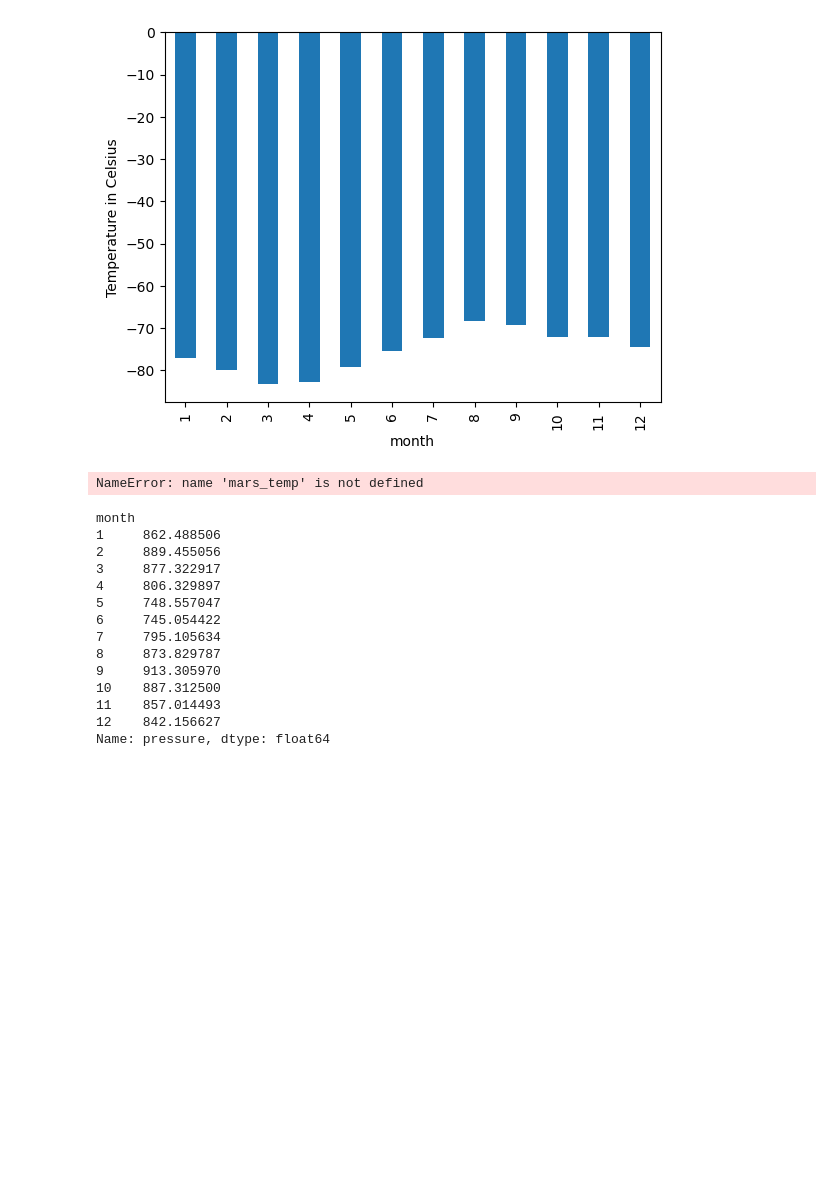
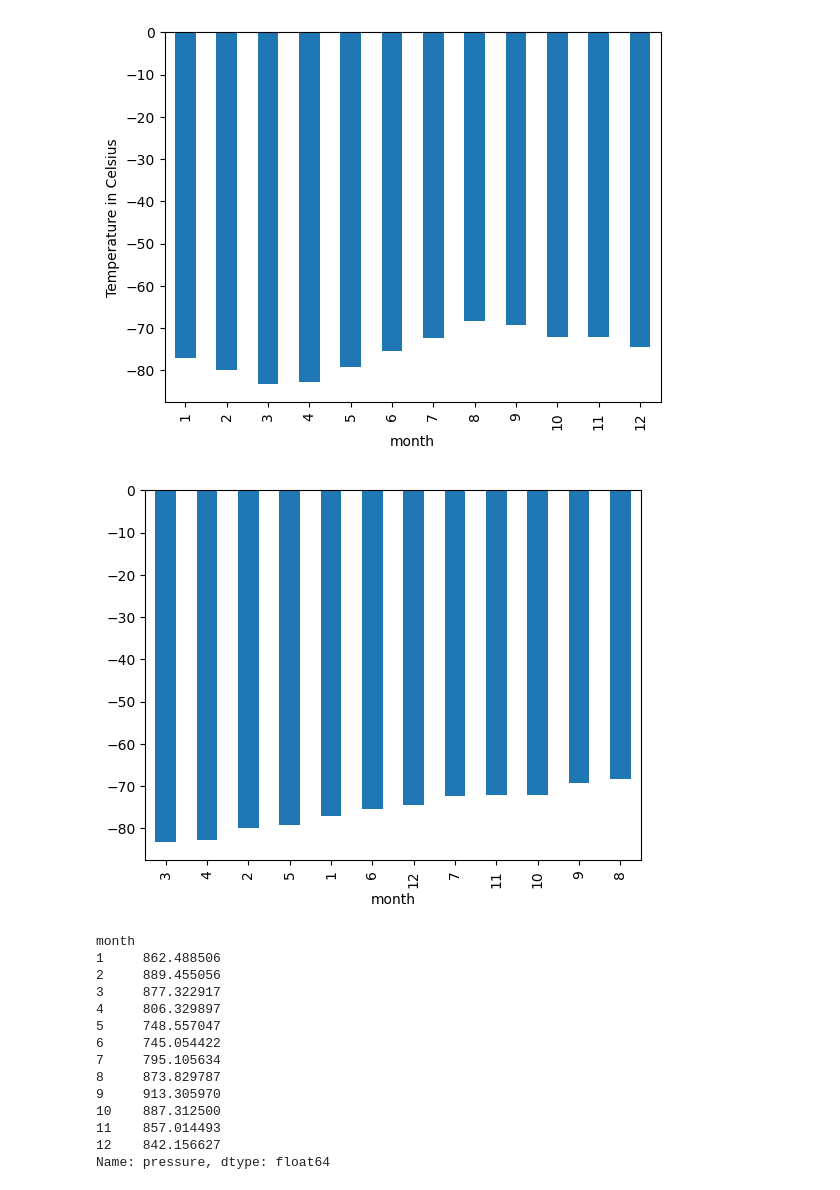
Before and after one commit to mfeas/MarsChallenge, a Jupyter notebook: MarsNews/part_2_mars_weather.ipynb, the cells around one changed output. Saved outputs shown, nothing was run; the diff lists cells and outputs as text; code cells hidden in the pictures; blank space fills up the shorter version.

```diff
--- a/MarsNews/part_2_mars_weather.ipynb
+++ b/MarsNews/part_2_mars_weather.ipynb
@@ -174,11 +174,11 @@ plt.show()
 [figure]
 # %%
 # Identify the coldest and hottest months in Curiosity's location
-month_temps = mars_temp.sort_values(ascending=True)
+month_temps = avg_temp.sort_values(ascending=True)
 month_temps.plot(kind = "bar")
 plt.show()
 # %% [output]
-NameError: name 'mars_temp' is not defined
+[figure, added]
 # %%
 # 4. Average pressure by Martian month
 avg_pressure = mars_df.groupby("month")["pressure"].mean()
```
Also changed, not shown: parts of 1 cell of this notebook.
